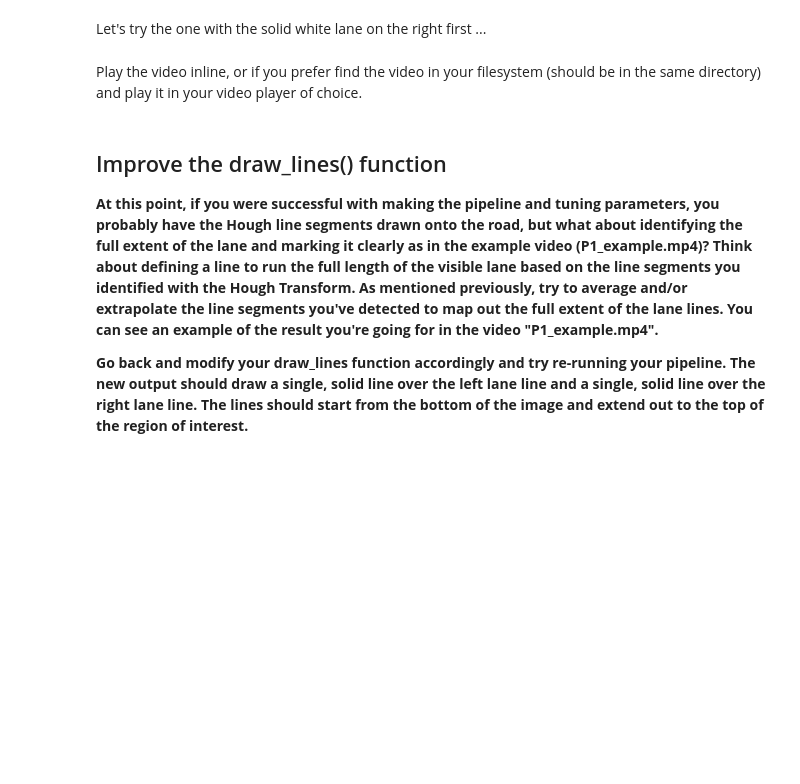
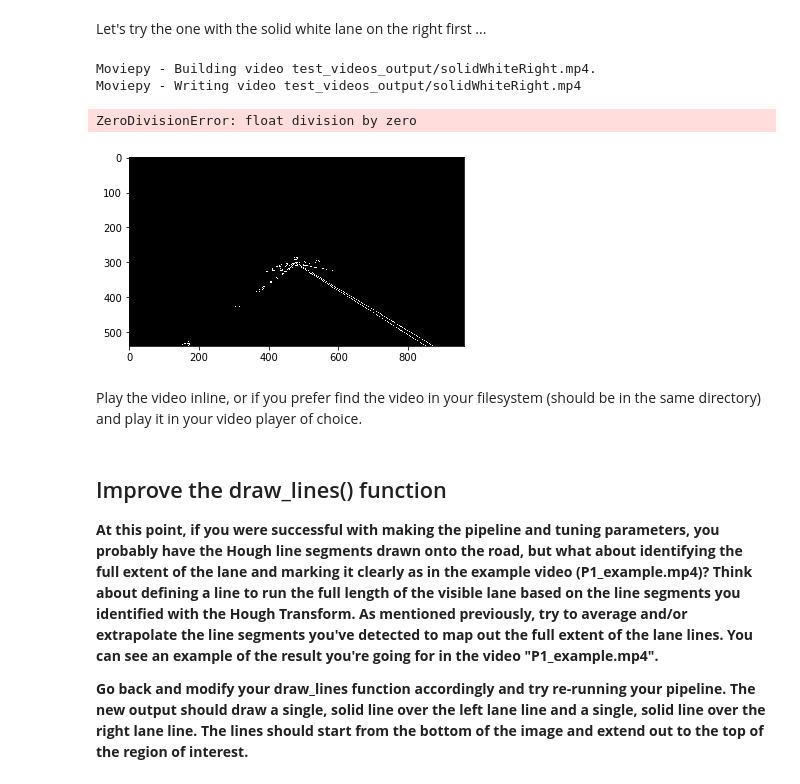
Before and after one commit to anichrome/SelfDrivingCarND-Finding-Lanes, a Jupyter notebook: P1.ipynb, the cells around one changed output. Cells and saved outputs as stored; diff of their text form; code cells hidden in the pictures; blank space fills up the shorter version.

```diff
--- a/P1.ipynb
+++ b/P1.ipynb
@@ -335,6 +315,7 @@ def process_image(image):
     # NOTE: The output you return should be a color image (3 channel) for processing video below
     # TODO: put your pipeline here,
     # you should return the final output (image where lines are drawn on lanes)
+    result = laneDetectionPipeline(image)
 
     return result
 # %% [markdown]
@@ -342,13 +323,18 @@ Let's try the one with the solid white lane on the right first ...
 # %%
 white_output = 'test_videos_output/solidWhiteRight.mp4'
 ## To speed up the testing process you may want to try your pipeline on a shorter subclip of the video
 ## To do so add .subclip(start_second,end_second) to the end of the line below
 ## Where start_second and end_second are integer values representing the start and end of the subclip
 ## You may also uncomment the following line for a subclip of the first 5 seconds
-##clip1 = VideoFileClip("test_videos/solidWhiteRight.mp4").subclip(0,5)
-clip1 = VideoFileClip("test_videos/solidWhiteRight.mp4")
+clip1 = VideoFileClip("test_videos/solidWhiteRight.mp4").subclip(0,5)
+#clip1 = VideoFileClip("test_videos/solidWhiteRight.mp4")
 white_clip = clip1.fl_image(process_image) #NOTE: this function expects color images!!
 %time white_clip.write_videofile(white_output, audio=False)
+# %% [output]
+Moviepy - Building video test_videos_output/solidWhiteRight.mp4.
+Moviepy - Writing video test_videos_output/solidWhiteRight.mp4
+ZeroDivisionError: float division by zero
+[figure, added]
 # %% [markdown]
 Play the video inline, or if you prefer find the video in your filesystem (should be in the same directory) and play it in your video player of choice.
 # %%
```
Also changed, not shown: parts of 11 cells of this notebook, 8 other files.
